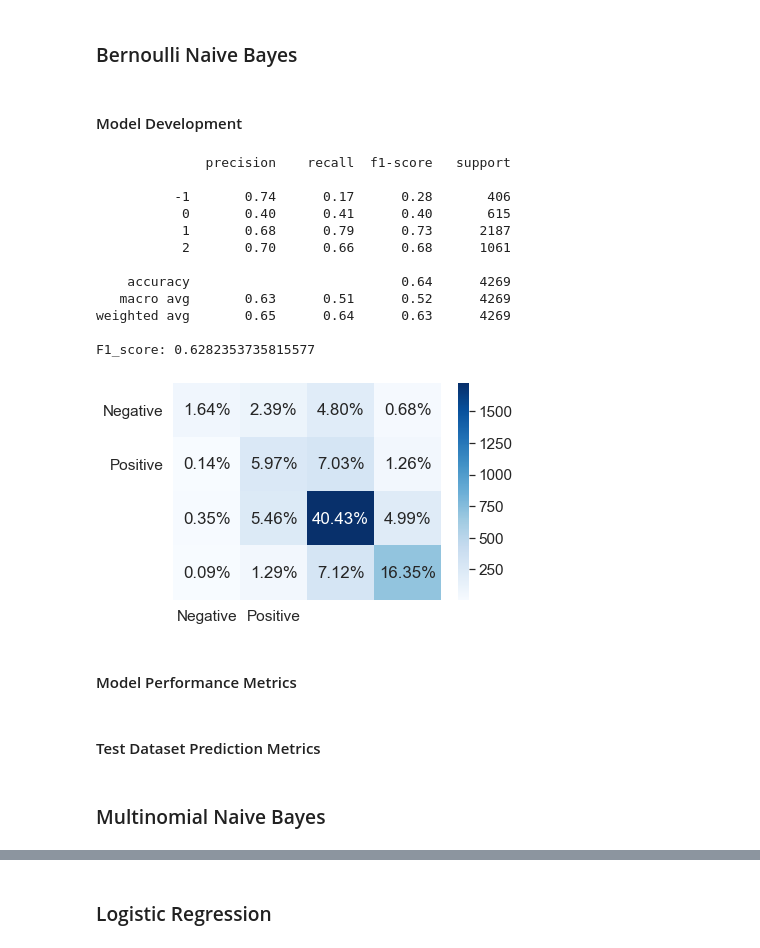
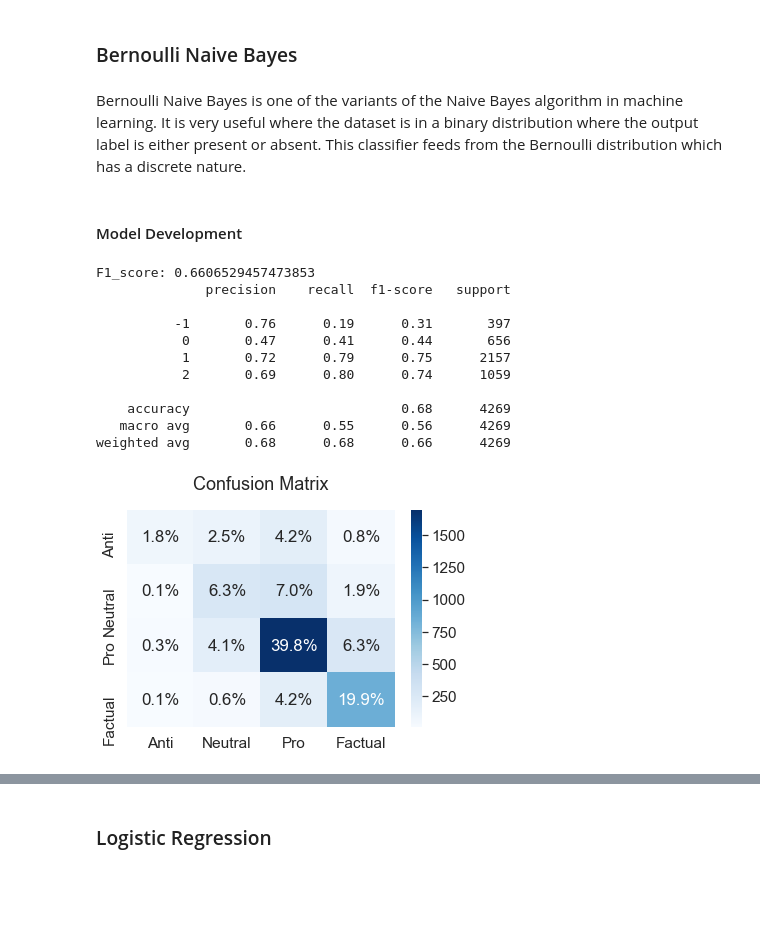
Before and after one commit to JessWN/2110ACDS_T13, a Jupyter notebook: 2110ACDS_T13.ipynb, the cells around one changed output, grey strips where cells are left out. Drawn from its saved outputs; the diff is of its cells as text; code cells hidden in the pictures; blank space fills up the shorter version.

Commit message:
220407 - Final presentation and notebook

```diff
--- a/2110ACDS_T13.ipynb
+++ b/2110ACDS_T13.ipynb
@@ -1242,5 +1299,5 @@ The tfidf vectorizer will be applied to the message column. The features generat
 # %%
 #A00
 #Function to vectorize the message column
-tfidf_vectorizer = TfidfVectorizer(max_df = 0.9, min_df=2, strip_accents = 'ascii',
-                                   smooth_idf=False, stop_words='english')
+tfidf_vectorizer = TfidfVectorizer(min_df=2, strip_accents = 'ascii',
+                                   smooth_idf=False)
@@ -1362,31 +1432,39 @@ We will use the (X_train_sm, y_train_sm) to train our models and use tfidf_test
 #### Function Declaration
 # %%
 #A00
+
+#train and test the model
 def fit_eval_model(model,X_train, X_test):
+
     # fit the model
     model.fit(X_train, y_train)
     # Predict values for Test dataset
     y_pred = model.predict(X_test)
+
     # Print the evaluation metrics for the dataset.
+    f1 = f1_score(y_test, y_pred, average = 'weighted')
+    acc = accuracy_score(y_test, y_pred)
+    precision = precision_score(y_test, y_pred, average = 'weighted')
+    recall = recall_score(y_test, y_pred, average = 'weighted')
+    print('F1_score:', f1)
     print(classification_report(y_test, y_pred))
-    print('F1_score:', f1_score(y_test, y_pred, average = 'weighted'))
+
     # Compute and plot the Confusion matrix
     cf_matrix = confusion_matrix(y_test, y_pred)
-    categories = ['Negative','Positive']
-    group_names = ['True Neg','False Pos', 'False Neg','True Pos']
-    group_percentages = ['{0:.2%}'.format(value) for value in cf_matrix.flatten() / np.sum(cf_matrix)]
+    categories = ['Anti','Neutral', 'Pro', 'Factual']
+
+
+    group_percentages = ['{0:.1%}'.format(value) for value in cf_matrix.flatten() / np.sum(cf_matrix)]
     labels = [f'{v1}' for v1 in group_percentages]
     labels = np.asarray(labels).reshape(4,4)
-    # labels = [f'{v1}n{v2}' for v1, v2 in zip(group_names,group_percentages)]
-    # labels = np.asarray(labels).reshape(2,2)
-    #print(labels)
-    #print(group_percentages)
-    #print(cf_matrix)
+
+
     sns.heatmap(cf_matrix,
                 annot = labels,
                 cmap = 'Blues',fmt = '',
                 xticklabels = categories,
                 yticklabels = categories)
-    # plt.xlabel("Predicted values", fontdict = {'size':14}, labelpad = 10)
-    # plt.ylabel("Actual values" , fontdict = {'size':14}, labelpad = 10)
-    # plt.title ("Confusion Matrix", fontdict = {'size':18}, pad = 20)
+
+    plt.title ("Confusion Matrix", fontdict = {'size':18}, pad = 20)
+
+    return acc, precision, recall, f1
@@ -1393,24 +1478,23 @@ def fit_eval_model(model,X_train, X_test):
 # %% [markdown]
 ### Bernoulli Naive Bayes
+# %% [markdown]
+Bernoulli Naive Bayes is one of the variants of the Naive Bayes algorithm in machine learning. It is very useful where the dataset is in a binary distribution where the output label is either present or absent. This classifier feeds from the Bernoulli distribution which has a discrete nature.
 # %% [markdown]
 #### Model Development
 # %%
 #A00
 BNBModel = BernoulliNB()
-fit_eval_model(BNBModel, tfidf_train, tfidf_test)
+bnb_acc, bnb_prec, bnb_rec, bnb_f1 = fit_eval_model(BNBModel, tfidf_train, tfidf_test)
 # %% [output]
+F1_score: 0.6606529457473853
               precision    recall  f1-score   support
 
-          -1       0.74      0.17      0.28       406
-           0       0.40      0.41      0.40       615
-           1       0.68      0.79      0.73      2187
-           2       0.70      0.66      0.68      1061
+          -1       0.76      0.19      0.31       397
+           0       0.47      0.41      0.44       656
+           1       0.72      0.79      0.75      2157
+           2       0.69      0.80      0.74      1059
 
-    accuracy                           0.64      4269
-   macro avg       0.63      0.51      0.52      4269
-weighted avg       0.65      0.64      0.63      4269
-
-F1_score: 0.6282353735815577
+    accuracy                           0.68      4269
+   macro avg       0.66      0.55      0.56      4269
+weighted avg       0.68      0.68      0.66      4269
-[figure, old version]
+[figure, new version]
-# %% [markdown]
-#### Model Performance Metrics
@@ -1421,4 +1500,0 @@ y_pred = BNB_comet.predict(tfidf_test)
-# %% [markdown]
-#### Test Dataset Prediction Metrics
-# %% [markdown]
-### Multinomial Naive Bayes
```
Also changed, not shown: parts of 96 cells of this notebook, 1 other file.
